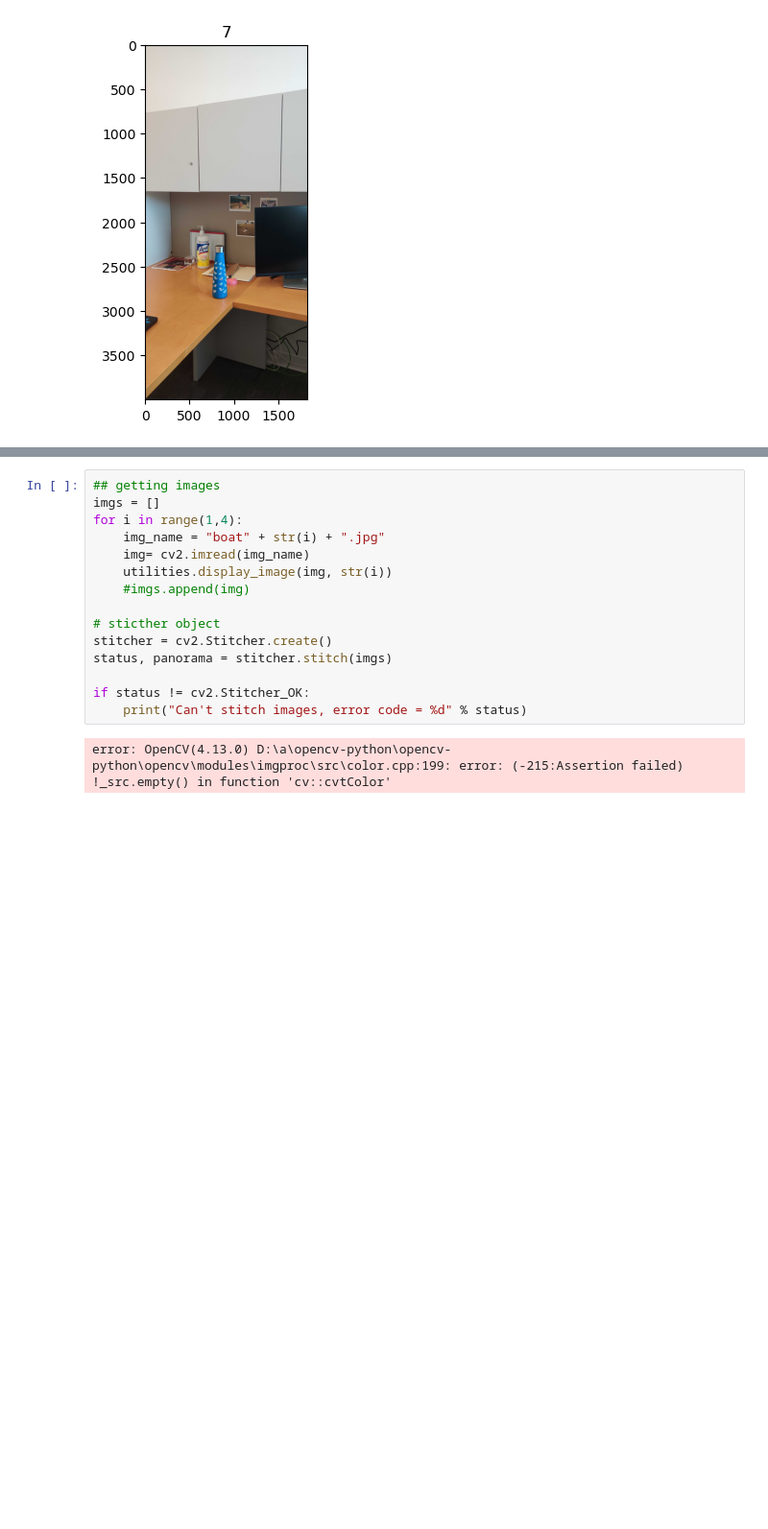
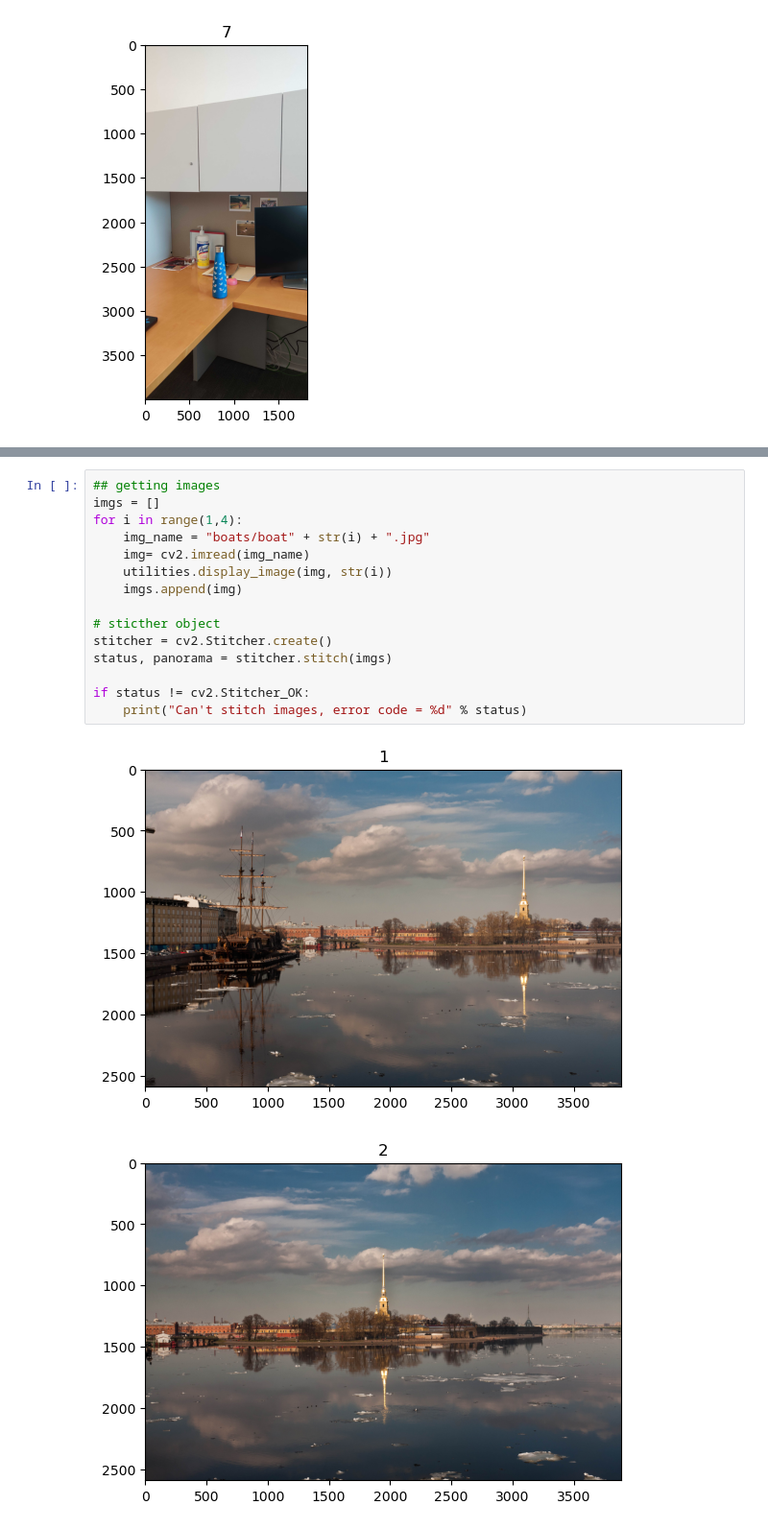
Before and after one commit to JasonIngham24/ComputerVision_HomeLabs, a Jupyter notebook: Practical 4/practical03.ipynb, the cells around one changed output, grey strips where cells are left out. Shown at 96% size. Saved outputs shown, nothing was run; the diff lists cells and outputs as text; blank space fills up the shorter version.

Commit message:
Fixed Errors in Practical 4

```diff
--- a/Practical 4/practical03.ipynb
+++ b/Practical 4/practical03.ipynb
@@ -142,17 +145,18 @@ utilities.display_image(panorama, "Panorama")
 # %%
 ## getting images
 imgs = []
 for i in range(1,4):
-    img_name = "boat" + str(i) + ".jpg"
+    img_name = "boats/boat" + str(i) + ".jpg"
     img= cv2.imread(img_name)
     utilities.display_image(img, str(i))
-    #imgs.append(img)
+    imgs.append(img)
 
 # sticther object
 stitcher = cv2.Stitcher.create()
 status, panorama = stitcher.stitch(imgs)
 
 if status != cv2.Stitcher_OK:
     print("Can't stitch images, error code = %d" % status)
 # %% [output]
-error: OpenCV(4.13.0) D:\a\opencv-python\opencv-python\opencv\modules\imgproc\src\color.cpp:199: error: (-215:Assertion failed) !_src.empty() in function 'cv::cvtColor'
+[figure, added]
+[figure, added]
```
Also changed, not shown: parts of 2 cells of this notebook.
